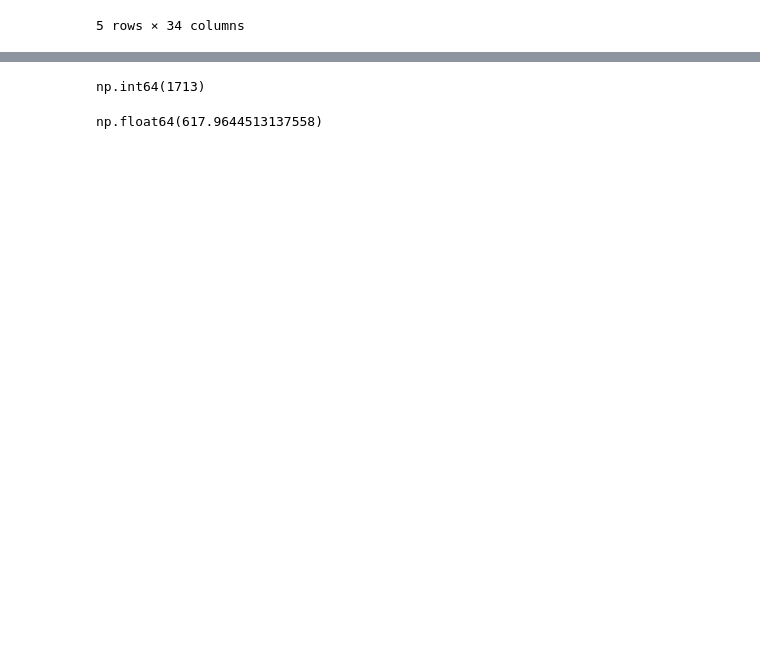
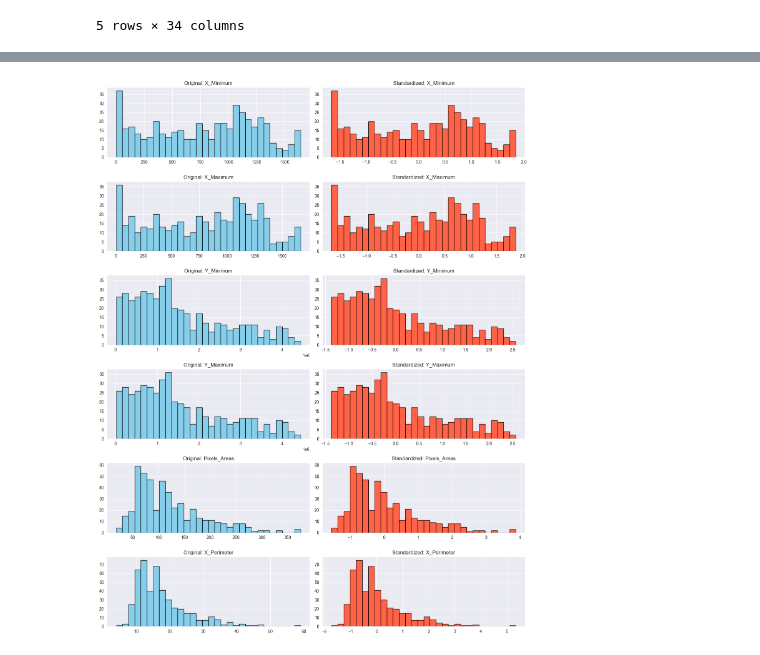
Before and after one commit to Love2502/Machine_Learning, a Jupyter notebook: my.ipynb, the cells around one changed output, grey strips where cells are left out. Drawn from its saved outputs; the diff is of its cells as text; code cells hidden in the pictures; blank space fills up the shorter version.

```diff
--- a/my.ipynb
+++ b/my.ipynb
@@ -85,8 +28,0 @@ df['X_Maximum'],['X_Minimum']
-# %%
-df['X_Maximum'].max()
-# %% [output]
-np.int64(1713)
-# %%
-df['X_Maximum'].mean()
-# %% [output]
-np.float64(617.9644513137558)
@@ -99,0 +29,41 @@ np.float64(617.9644513137558)
+# %%
+import pandas as pd
+from sklearn.preprocessing import StandardScaler
+
+# Load dataset
+df = pd.read_csv("data/Faults.csv")
+
+# Remove outliers
+def outliars(data):
+    for col in data.select_dtypes(include='number').columns:
+        q1 = data[col].quantile(0.25)
+        q3 = data[col].quantile(0.75)
+        iqr = q3 - q1
+        lower = q1 - 1.5 * iqr
+        upper = q3 + 1.5 * iqr
+        data = data[(data[col] >= lower) & (data[col] <= upper)]
+    return data
+
+df_cleaned = outliars(df)
+
+scaler = StandardScaler()
+df_standardized = pd.DataFrame(scaler.fit_transform(df_cleaned), columns=df_cleaned.columns)
+
+#Save to CSV
+#df_standardized.to_csv("data/Faults_Standardized.csv", index=False)
+# print(df_standardized.head())
+# %%
+fig, axs = plt.subplots(6, 2, figsize=(14, 18))
+colors = ['skyblue', 'tomato']
+
+for i, col in enumerate(df_cleaned.columns[:6]):
+    axs[i][0].hist(df_cleaned[col], bins=30, color=colors[0], edgecolor='black')
+    axs[i][0].set_title(f"Original: {col}")
+
+    axs[i][1].hist(df_standardized[col], bins=30, color=colors[1], edgecolor='black')
+    axs[i][1].set_title(f"Standardized: {col}")
+
+plt.tight_layout()
+plt.show()
+# %% [output]
+[figure, added]
```
Also changed, not shown: parts of 15 cells of this notebook, 4 other files.
